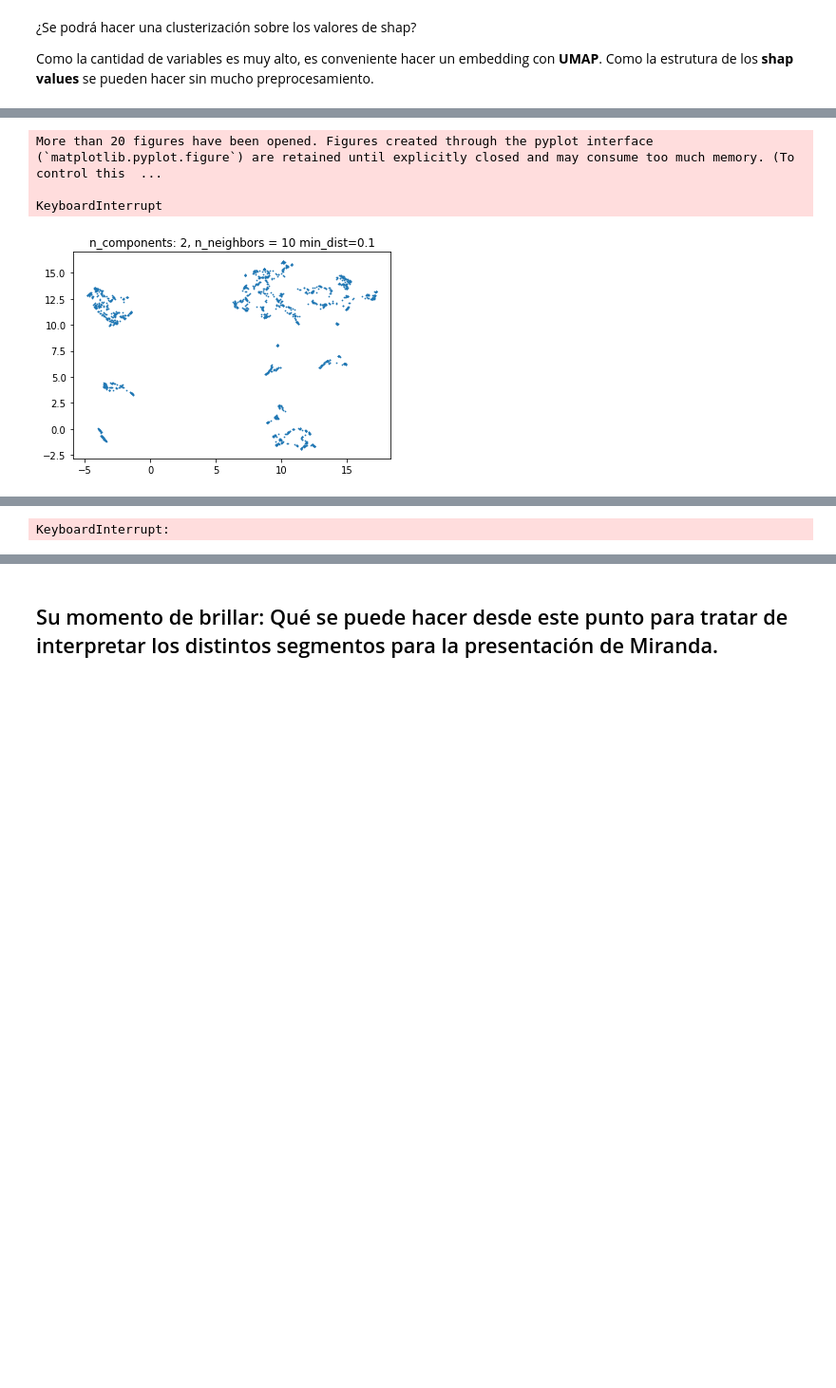
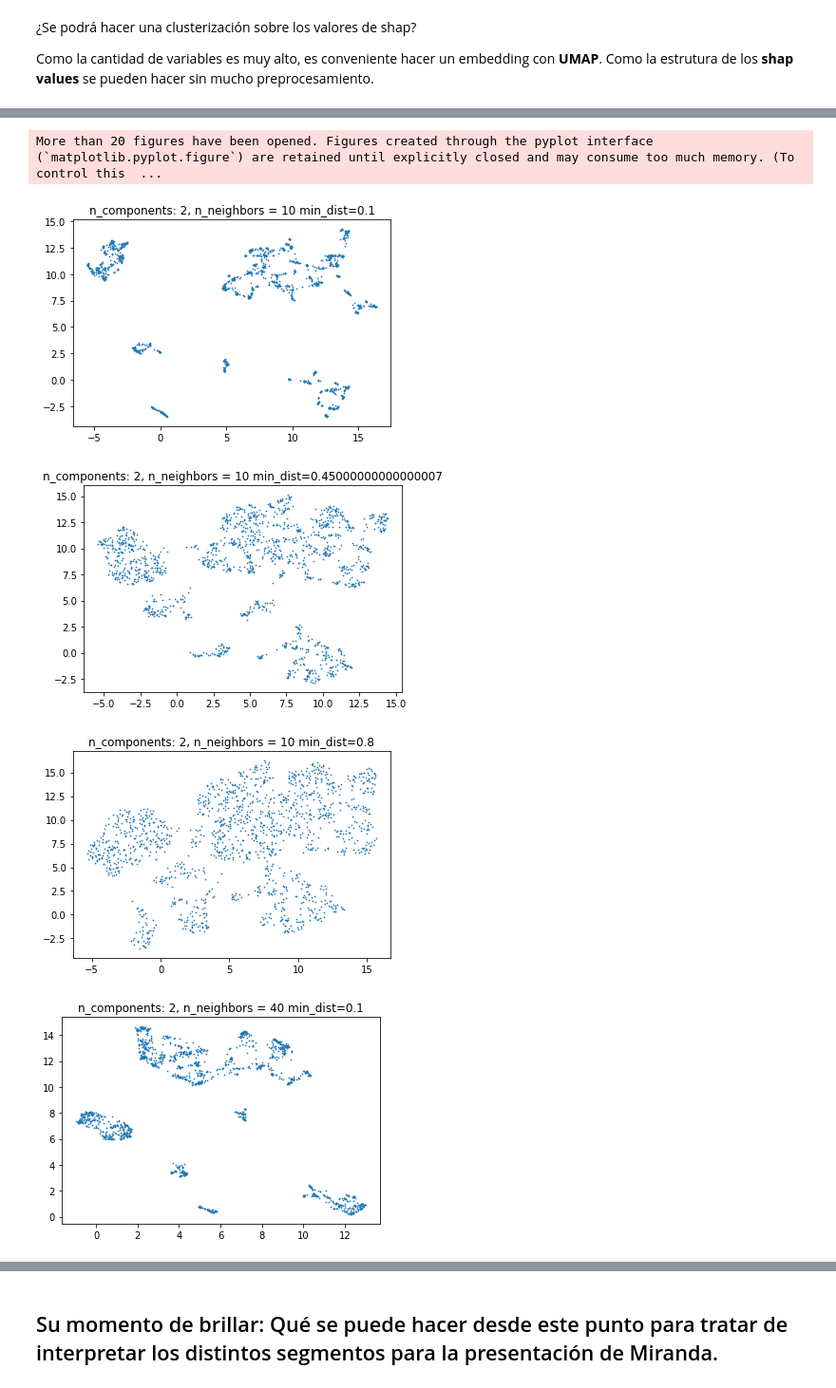
Before and after one commit to santiolsze/labo, a Jupyter notebook: src/monday/z1001_SHAP_mio.ipynb, the cells around one changed output, grey strips where cells are left out. Shown at 95% size. Drawn from its saved outputs; the diff is of its cells as text; code cells hidden in the pictures; blank space fills up the shorter version.

```diff
--- a/src/monday/z1001_SHAP_mio.ipynb
+++ b/src/monday/z1001_SHAP_mio.ipynb
@@ -45,6 +60,7 @@ params = {
     'max_bin': 15,
     'min_data_in_leaf': 4000,
     'verbose': 0,
+    'random_state':7
 }
 
 gbm = lgb.train(params,
@@ -145,15 +161,16 @@ import matplotlib.pyplot as plt
 # %%
 for n_comp in range(2,10):
     for n_nei in [10,40,100]:
-        for min_dist in np.linspace(0.1,0.8,7):
+        for min_dist in np.linspace(0.1,0.8,3):
             embedding_2d = UMAP(n_components=n_comp,
-                                n_neighbors=n_nei,
+                                n_neighbors=n_nei, random_state=7,
                                min_dist=min_dist).fit_transform(shap_values[0])
             plt.figure()
             plt.scatter(embedding_2d[:,0], embedding_2d[:,1], s = .5)
             plt.title(f"n_components: {n_comp}, n_neighbors = {n_nei} min_dist={min_dist}")
 # %% [output]
 More than 20 figures have been opened. Figures created through the pyplot interface (`matplotlib.pyplot.figure`) are retained until explicitly closed and may consume too much memory. (To control this  ...
-
-KeyboardInterrupt
-[figure, old version]
+[figure, new version]
+[figure, added]
+[figure, added]
+[figure, added]
@@ -161,3 +185,2 @@ Error in callback <function flush_figures at 0x...> (for post_execute):
-KeyboardInterrupt:
 # %%
 # Elijo una combinación que me haya gustado.
```
Also changed, not shown: parts of 31 cells of this notebook, 2 other files.
